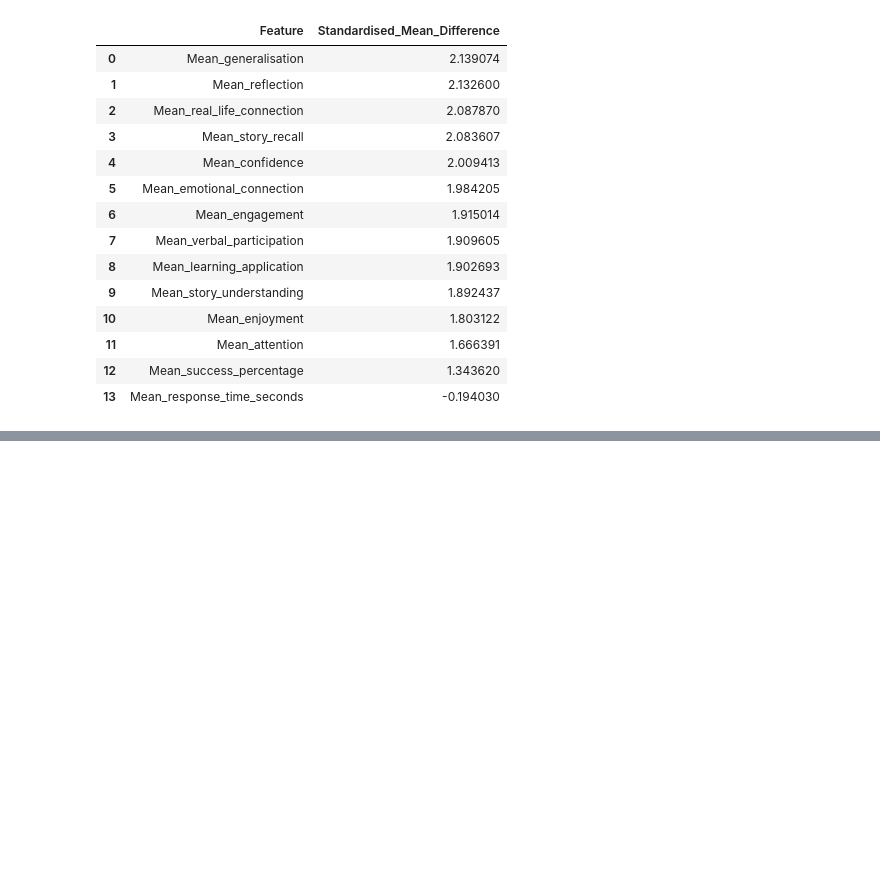
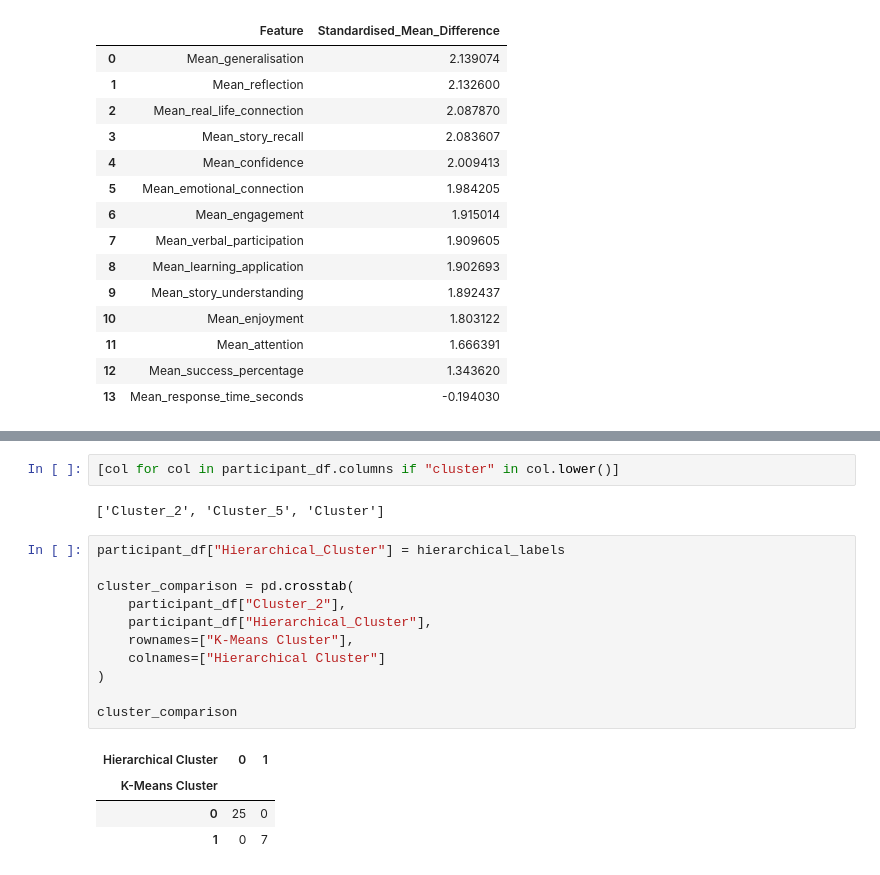
Before and after one commit to PuspitaGoswami/asd-interventions, a Jupyter notebook: notebooks/03_clustering.ipynb, the cells around one changed output, grey strips where cells are left out. Drawn from its saved outputs; the diff is of its cells as text; blank space fills up the shorter version.

```diff
--- a/notebooks/03_clustering.ipynb
+++ b/notebooks/03_clustering.ipynb
@@ -644,0 +700,20 @@ cluster_separation_table
+# %%
+[col for col in participant_df.columns if "cluster" in col.lower()]
+# %% [output]
+['Cluster_2', 'Cluster_5', 'Cluster']
+# %%
+participant_df["Hierarchical_Cluster"] = hierarchical_labels
+
+cluster_comparison = pd.crosstab(
+    participant_df["Cluster_2"],
+    participant_df["Hierarchical_Cluster"],
+    rownames=["K-Means Cluster"],
+    colnames=["Hierarchical Cluster"]
+)
+
+cluster_comparison
+# %% [output]
+| Hierarchical Cluster | 0 | 1 |
+| K-Means Cluster |  |  |
+| 0 | 25 | 0 |
+| 1 | 0 | 7 |
```
Also changed, not shown: parts of 19 cells of this notebook, 2 other files.
